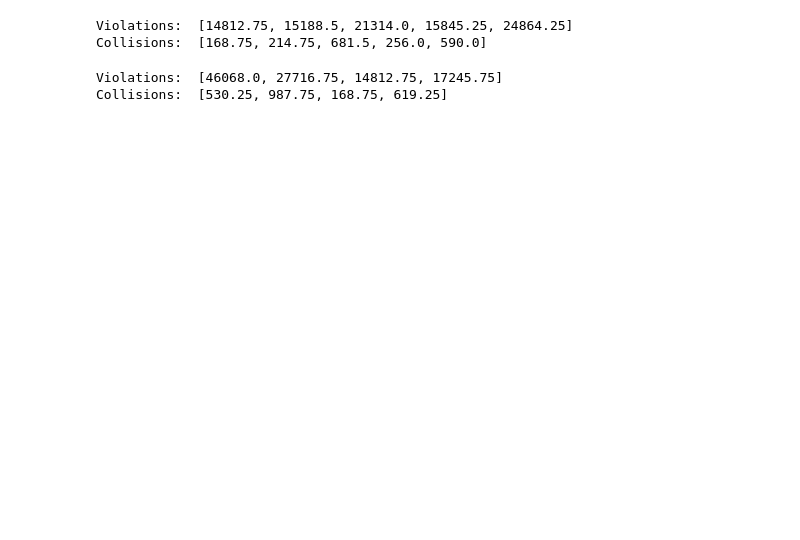
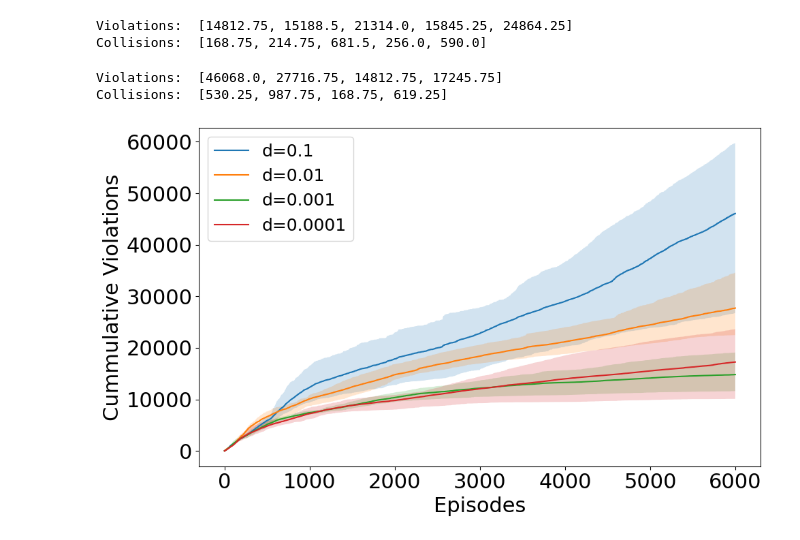
Before and after one commit to pML0x0/Scalarized-LM-SAC, a Jupyter notebook: Analysis.ipynb, the cells around one changed output. Cells and saved outputs as stored; diff of their text form; code cells hidden in the pictures; blank space fills up the shorter version.

```diff
--- a/Analysis.ipynb
+++ b/Analysis.ipynb
@@ -310,3 +320,44 @@ print("Collisions: ",crash_data)
 # %% [output]
 Violations:  [46068.0, 27716.75, 14812.75, 17245.75]
 Collisions:  [530.25, 987.75, 168.75, 619.25]
+# %%
+violation_data = []
+
+v_alpha_0_1 = np.cumsum( alpha_0_1["violations"] )
+v_alpha_1_1 = np.cumsum( alpha_1_1["violations"] )
+v_alpha_2_1 = np.cumsum( alpha_2_1["violations"] )
+v_alpha_4_1 = np.cumsum( alpha_4_1["violations"] )
+
+cost_1_cumsum= [v_alpha_0_1, v_alpha_1_1, v_alpha_2_1, v_alpha_4_1]
+violation_data.append(cost_1_cumsum)
+
+v_alpha_0_01 = np.cumsum( alpha_0_01["violations"] )
+v_alpha_1_01 = np.cumsum( alpha_1_01["violations"] )
+v_alpha_2_01 = np.cumsum( alpha_2_01["violations"] )
+v_alpha_4_01 = np.cumsum( alpha_4_01["violations"] )
+
+cost_01_cumsum = [v_alpha_0_01, v_alpha_1_01, v_alpha_2_01, v_alpha_4_01]
+violation_data.append(cost_01_cumsum)
+
+v_alpha_0_001 = np.cumsum( alpha_0_001["violations"] )
+v_alpha_1_001 = np.cumsum( alpha_1_001["violations"] )
+v_alpha_2_001 = np.cumsum( alpha_2_001["violations"] )
+v_alpha_4_001 = np.cumsum( alpha_4_001["violations"] )
+
+cost_001_cumsum = [v_alpha_0_001, v_alpha_1_001, v_alpha_2_001, v_alpha_4_001]
+violation_data.append(cost_001_cumsum)
+
+v_alpha_0_0001 = np.cumsum( alpha_0_0001["violations"] )
+v_alpha_1_0001 = np.cumsum( alpha_1_0001["violations"] )
+v_alpha_2_0001 = np.cumsum( alpha_2_0001["violations"] )
+v_alpha_4_0001 = np.cumsum( alpha_4_0001["violations"] )
+
+cost_0001_cumsum= [v_alpha_0_0001, v_alpha_1_0001, v_alpha_2_0001, v_alpha_4_0001]
+violation_data.append(cost_0001_cumsum)
+# %%
+#data = [limit_1_violations_data, limit_05_violations_data, limit_01_violations_data, limit_005_violations_data, limit_001_violations_data]
+#data = [limit_1_violations_data, limit_05_violations_data, limit_005_violations_data]
+
+ploting_avarage_with_min_max(violation_data, "Cummulative Violations", "Episodes", ["d=0.1","d=0.01","d=0.001","d=0.0001"], SaveAs="Cost_Tunning_Effect_Violations")
+# %% [output]
+[figure, added]
```
Also changed, not shown: parts of 14 cells of this notebook.
